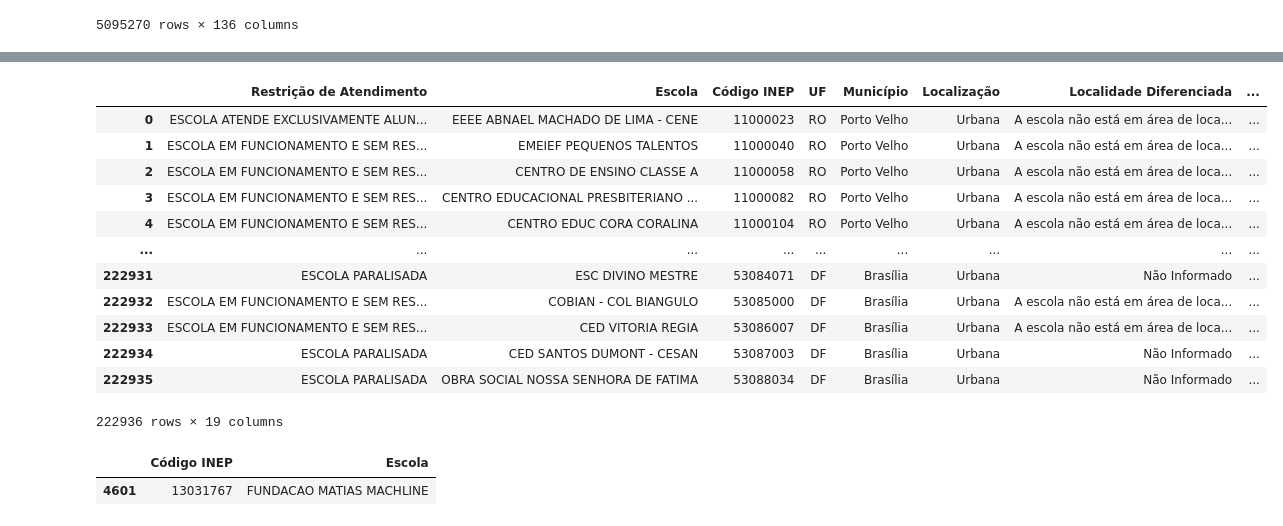
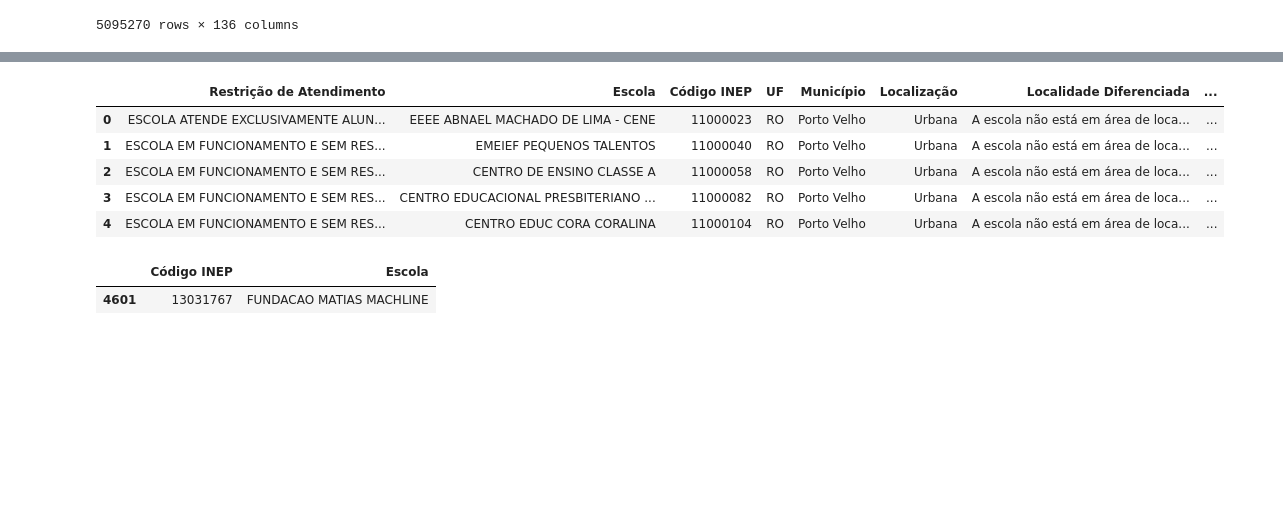
Before and after one commit to paulordie/aquis-preproc-explo-dados, a Jupyter notebook: projeto-enem-pcorrea.ipynb, the cells around one changed output, grey strips where cells are left out. Drawn from its saved outputs; the diff is of its cells as text; code cells hidden in the pictures; blank space fills up the shorter version.

```diff
--- a/projeto-enem.ipynb
+++ b/projeto-enem-pcorrea.ipynb
@@ -98,21 +80,14 @@ cols
 # %%
-escolas = pd.read_csv('escolas.csv',sep=';',encoding='utf-8')
+escolas = pd.read_csv('../escolas.csv',sep=';',encoding='utf-8')
 # %%
-escolas
+escolas.head()
 # %% [output]
 |  | Restrição de Atendimento | Escola | Código INEP | UF | Município | Localização | Localidade Diferenciada | ... |
 | 0 | ESCOLA ATENDE EXCLUSIVAMENTE ALUN... | EEEE ABNAEL MACHADO DE LIMA - CENE | 11000023 | RO | Porto Velho | Urbana | A escola não está em área de loca... | ... |
 | 1 | ESCOLA EM FUNCIONAMENTO E SEM RES... | EMEIEF PEQUENOS TALENTOS | 11000040 | RO | Porto Velho | Urbana | A escola não está em área de loca... | ... |
 | 2 | ESCOLA EM FUNCIONAMENTO E SEM RES... | CENTRO DE ENSINO CLASSE A | 11000058 | RO | Porto Velho | Urbana | A escola não está em área de loca... | ... |
 | 3 | ESCOLA EM FUNCIONAMENTO E SEM RES... | CENTRO EDUCACIONAL PRESBITERIANO ... | 11000082 | RO | Porto Velho | Urbana | A escola não está em área de loca... | ... |
 | 4 | ESCOLA EM FUNCIONAMENTO E SEM RES... | CENTRO EDUC CORA CORALINA | 11000104 | RO | Porto Velho | Urbana | A escola não está em área de loca... | ... |
-| ... | ... | ... | ... | ... | ... | ... | ... | ... |
-| 222931 | ESCOLA PARALISADA | ESC DIVINO MESTRE | 53084071 | DF | Brasília | Urbana | Não Informado | ... |
-| 222932 | ESCOLA EM FUNCIONAMENTO E SEM RES... | COBIAN - COL BIANGULO | 53085000 | DF | Brasília | Urbana | A escola não está em área de loca... | ... |
-| 222933 | ESCOLA EM FUNCIONAMENTO E SEM RES... | CED VITORIA REGIA | 53086007 | DF | Brasília | Urbana | A escola não está em área de loca... | ... |
-| 222934 | ESCOLA PARALISADA | CED SANTOS DUMONT - CESAN | 53087003 | DF | Brasília | Urbana | Não Informado | ... |
-| 222935 | ESCOLA PARALISADA | OBRA SOCIAL NOSSA SENHORA DE FATIMA | 53088034 | DF | Brasília | Urbana | Não Informado | ... |
-222936 rows × 19 columns
 # %%
 cod_nome_escola = escolas[['Código INEP','Escola']]
 # %%
```
Also changed, not shown: parts of 11 cells of this notebook.
